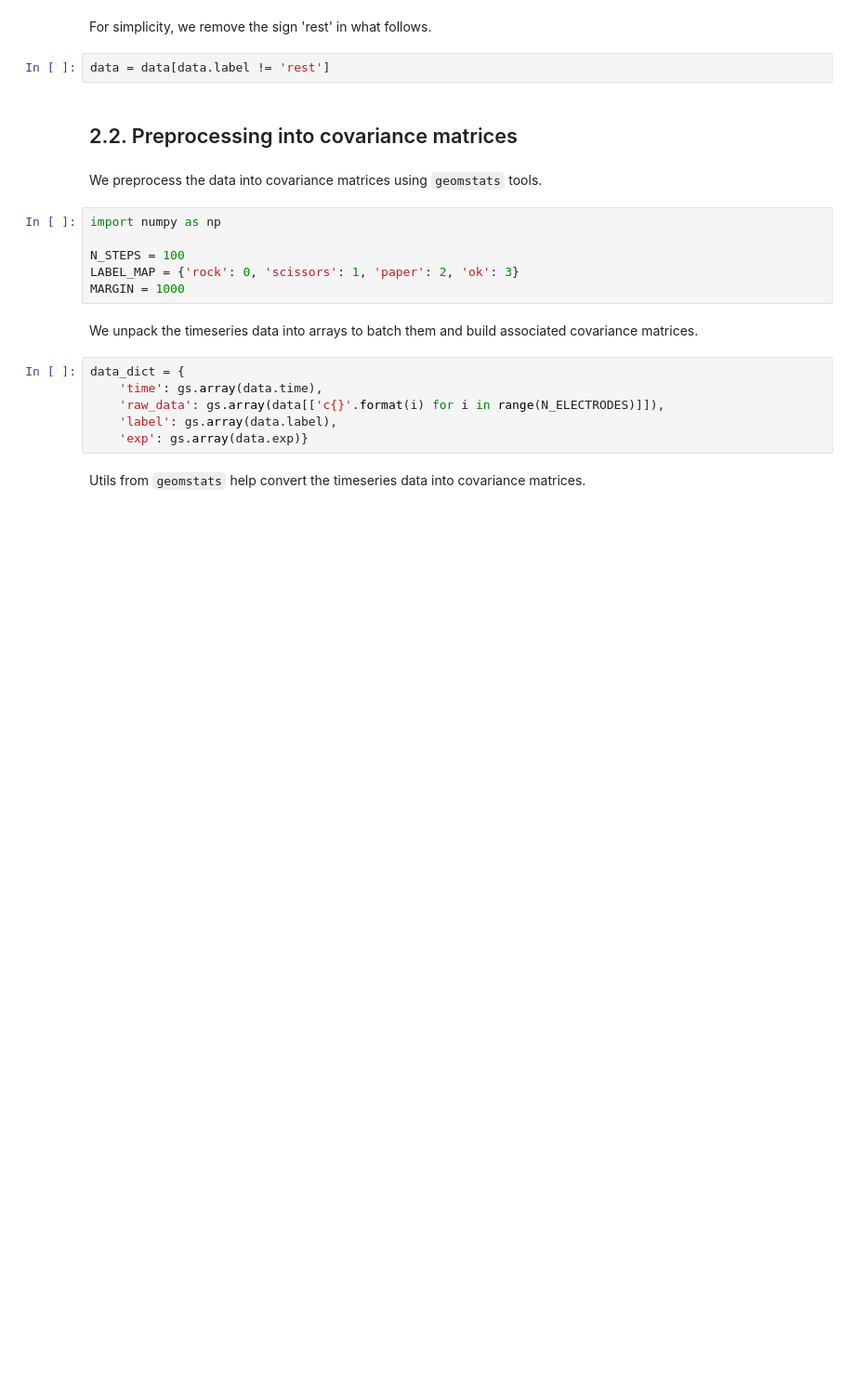
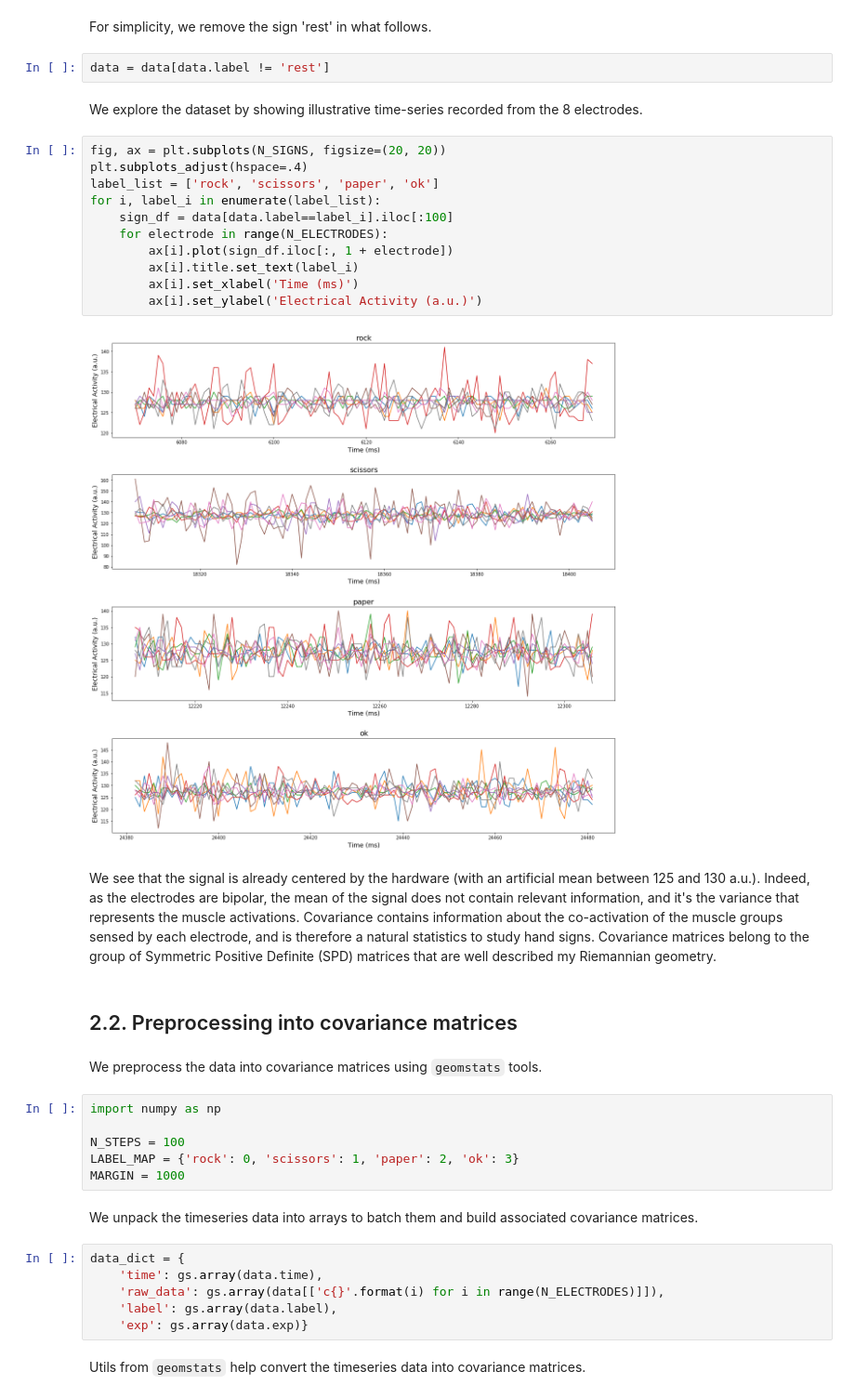
Before and after one commit to geomstats/challenge-iclr-2021, a Jupyter notebook: submission-example-1/submission_emg_sign_classification_in_spd_manifold.ipynb, the cells around one changed output. Shown at 93% size. Drawn from its saved outputs; the diff is of its cells as text; blank space fills up the shorter version.

```diff
--- a/submission-example-1/submission_emg_sign_classification_in_spd_manifold.ipynb
+++ b/submission-example-1/submission_emg_sign_classification_in_spd_manifold.ipynb
@@ -113,6 +101,23 @@ for i, label_i in enumerate(label_list):
 For simplicity, we remove the sign 'rest' in what follows.
 # %%
 data = data[data.label != 'rest']
+# %% [markdown]
+We explore the dataset by showing illustrative time-series recorded from the 8 electrodes.
+# %%
+fig, ax = plt.subplots(N_SIGNS, figsize=(20, 20))
+plt.subplots_adjust(hspace=.4)
+label_list = ['rock', 'scissors', 'paper', 'ok']
+for i, label_i in enumerate(label_list):
+    sign_df = data[data.label==label_i].iloc[:100]
+    for electrode in range(N_ELECTRODES):
+        ax[i].plot(sign_df.iloc[:, 1 + electrode])
+        ax[i].title.set_text(label_i)
+        ax[i].set_xlabel('Time (ms)')
+        ax[i].set_ylabel('Electrical Activity (a.u.)')
+# %% [output]
+[figure, added]
+# %% [markdown]
+We see that the signal is already centered by the hardware (with an artificial mean between 125 and 130 a.u.). Indeed, as the electrodes are bipolar, the mean of the signal does not contain relevant information, and it's the variance that represents the muscle activations. Covariance contains information about the co-activation of the muscle groups sensed by each electrode, and is therefore a natural statistics to study hand signs. Covariance matrices belong to the group of Symmetric Positive Definite (SPD) matrices that are well described my Riemannian geometry.
 # %% [markdown]
 ## 2.2. Preprocessing into covariance matrices
 # %% [markdown]
```
Also changed, not shown: parts of 18 cells of this notebook.
